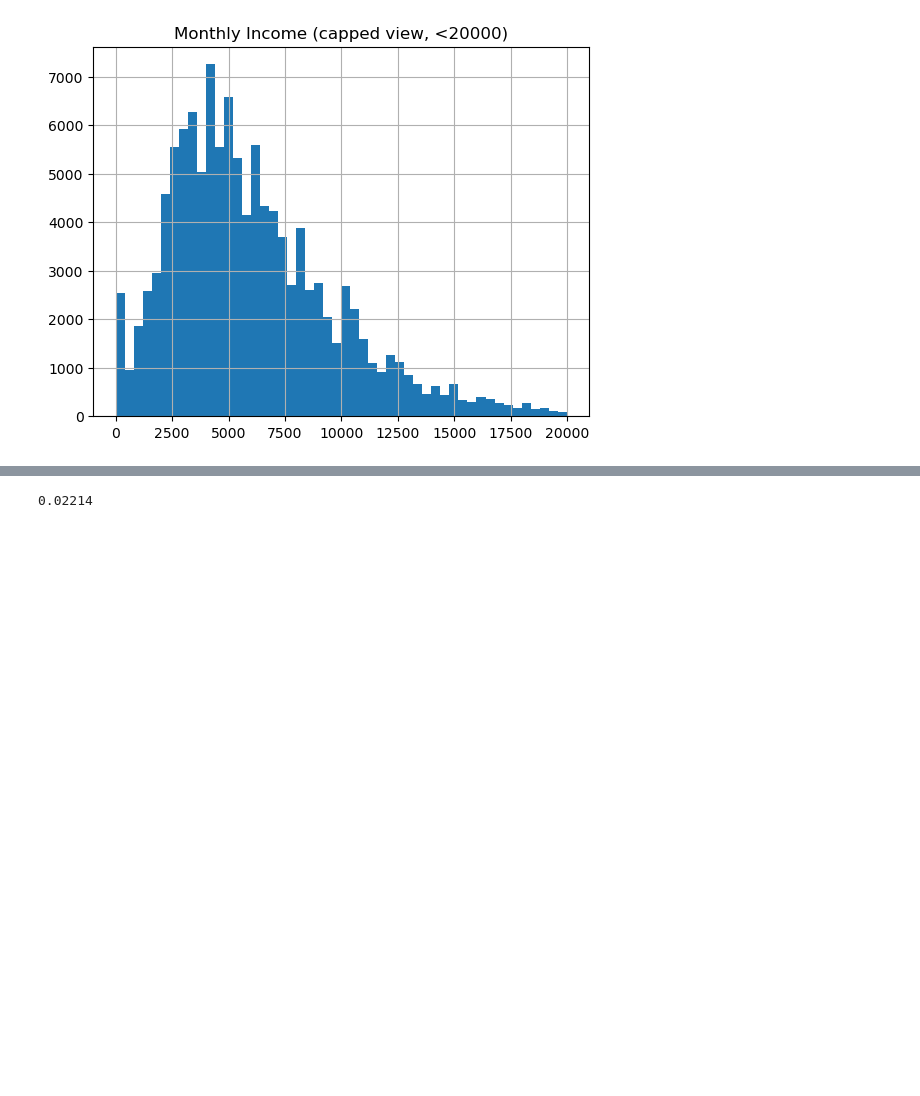
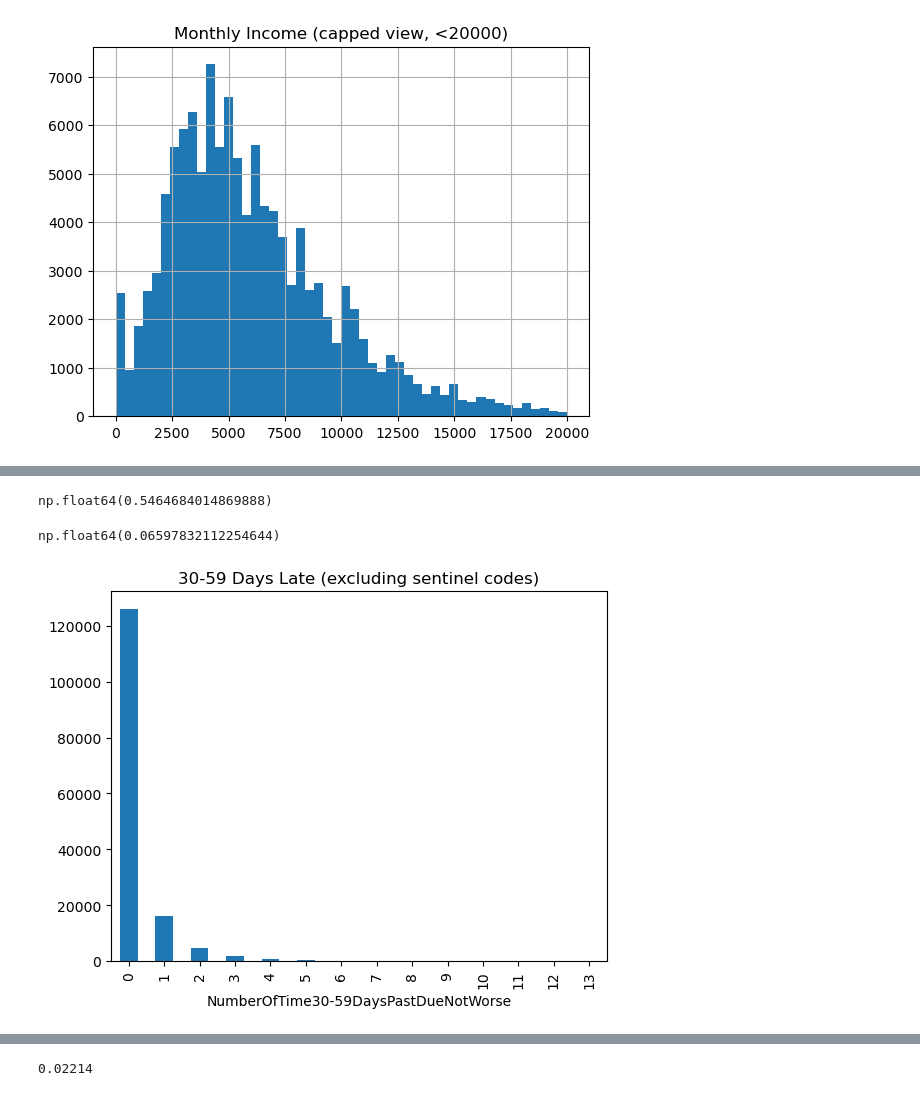
Before and after one commit to nb-acharya/credit-risk-analysis, a Jupyter notebook: notebooks/01_EDA.ipynb, the cells around one changed output, grey strips where cells are left out. Cells and saved outputs as stored; diff of their text form; code cells hidden in the pictures; blank space fills up the shorter version.

```diff
--- a/notebooks/01_EDA.ipynb
+++ b/notebooks/01_EDA.ipynb
@@ -404,0 +467,3 @@ plt.show()
+# %%
+mask_96_98 = (df['NumberOfTime30-59DaysPastDueNotWorse'].isin([96,98]))
+df[mask_96_98][['NumberOfTime30-59DaysPastDueNotWorse','NumberOfTime60-89DaysPastDueNotWorse','NumberOfTimes90DaysLate']].drop_duplicates()
@@ -404,0 +474,14 @@ plt.show()
+# %%
+df[mask_96_98]['SeriousDlqin2yrs'].mean()
+# %% [output]
+np.float64(0.5464684014869888)
+# %%
+df[~mask_96_98]['SeriousDlqin2yrs'].mean()
+# %% [output]
+np.float64(0.06597832112254644)
+# %%
+df[~mask_96_98]['NumberOfTime30-59DaysPastDueNotWorse'].value_counts().sort_index().plot(kind='bar')
+plt.title('30-59 Days Late (excluding sentinel codes)')
+plt.show()
+# %% [output]
+[figure, added]
```
Also changed, not shown: parts of 15 cells of this notebook.
